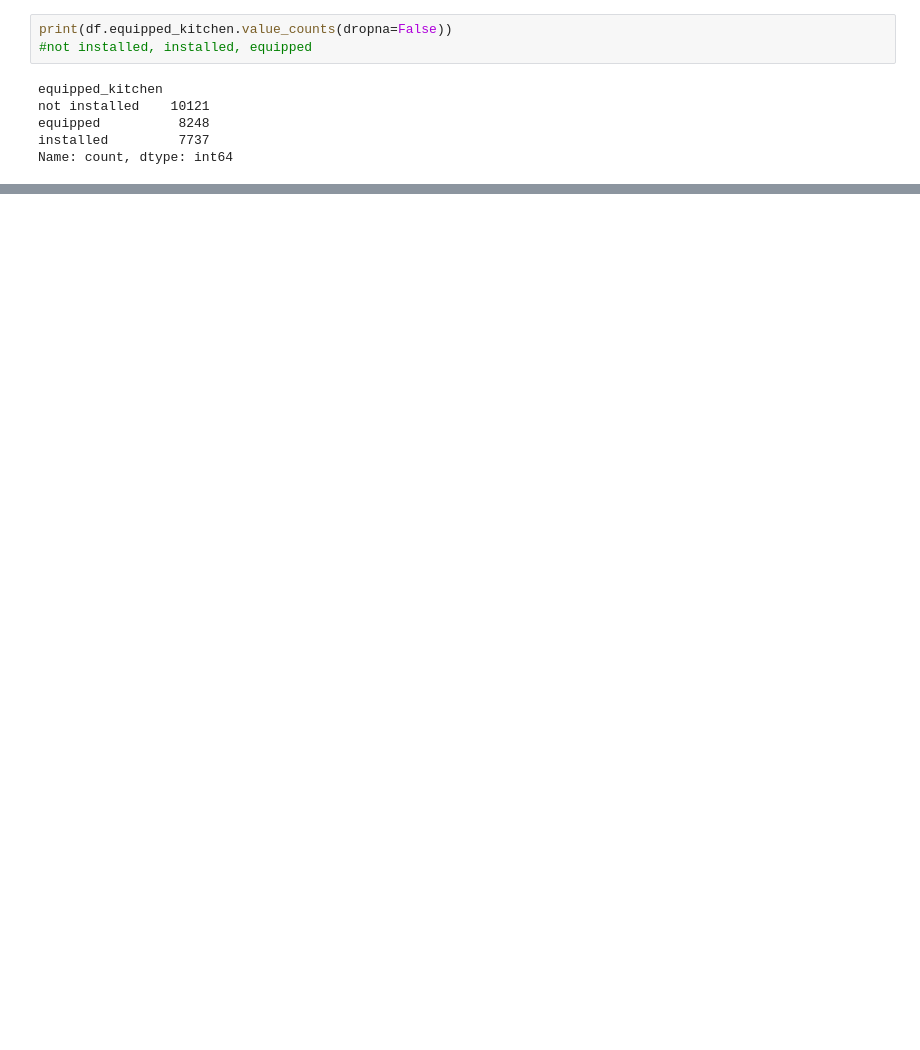
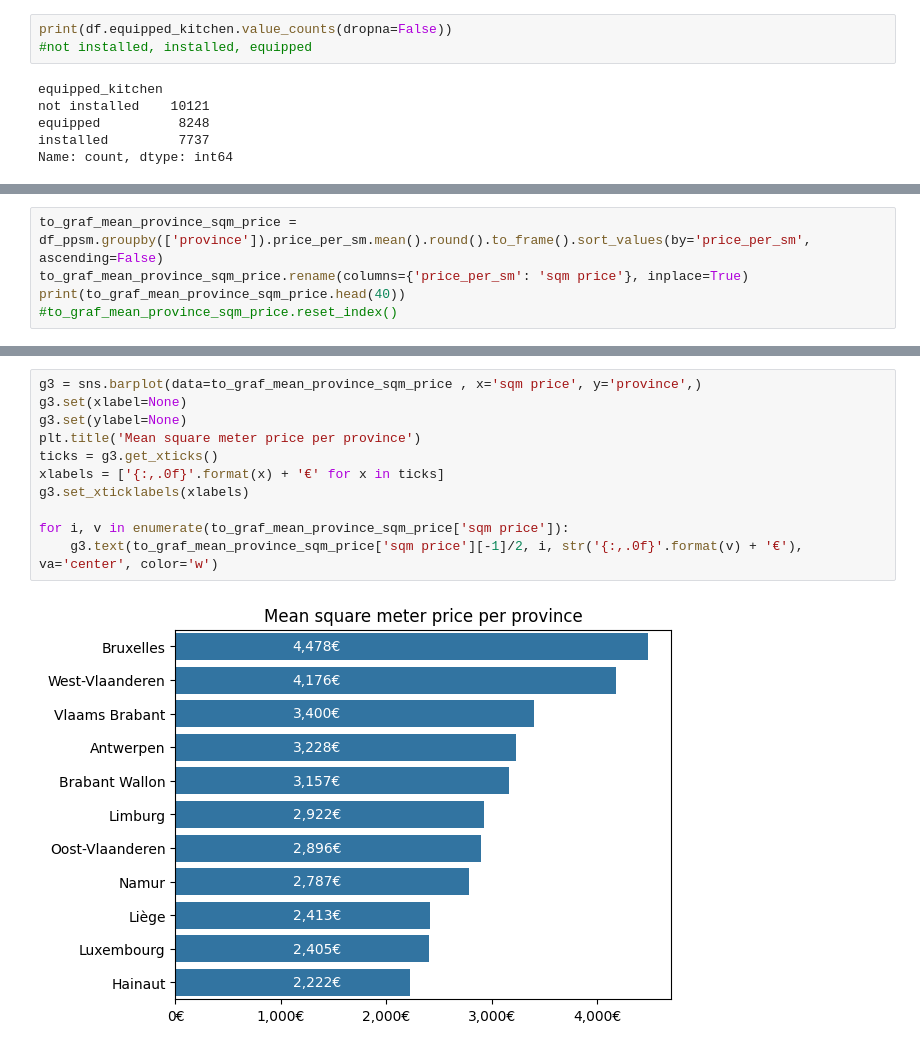
Before and after one commit to Alkszo/immo_eliza_analysis, a Jupyter notebook: notebooks/Alek-notebook.ipynb, the cells around one changed output, grey strips where cells are left out. Saved outputs shown, nothing was run; the diff lists cells and outputs as text; blank space fills up the shorter version.

```diff
--- a/notebooks/Alek-notebook.ipynb
+++ b/notebooks/Alek-notebook.ipynb
@@ -188,0 +261,5 @@ df.to_csv('cleaned-data.csv', index=False)
+# %%
+to_graf_mean_province_sqm_price = df_ppsm.groupby(['province']).price_per_sm.mean().round().to_frame().sort_values(by='price_per_sm', ascending=False)
+to_graf_mean_province_sqm_price.rename(columns={'price_per_sm': 'sqm price'}, inplace=True)
+print(to_graf_mean_province_sqm_price.head(40))
+#to_graf_mean_province_sqm_price.reset_index()
@@ -188,0 +280,13 @@ df.to_csv('cleaned-data.csv', index=False)
+# %%
+g3 = sns.barplot(data=to_graf_mean_province_sqm_price , x='sqm price', y='province',)
+g3.set(xlabel=None)
+g3.set(ylabel=None)
+plt.title('Mean square meter price per province')
+ticks = g3.get_xticks()
+xlabels = ['{:,.0f}'.format(x) + '€' for x in ticks]
+g3.set_xticklabels(xlabels)
+
+for i, v in enumerate(to_graf_mean_province_sqm_price['sqm price']):
+    g3.text(to_graf_mean_province_sqm_price['sqm price'][-1]/2, i, str('{:,.0f}'.format(v) + '€'), va='center', color='w')
+# %% [output]
+[figure, added]
```
Also changed, not shown: parts of 27 cells of this notebook, 1 other file.
